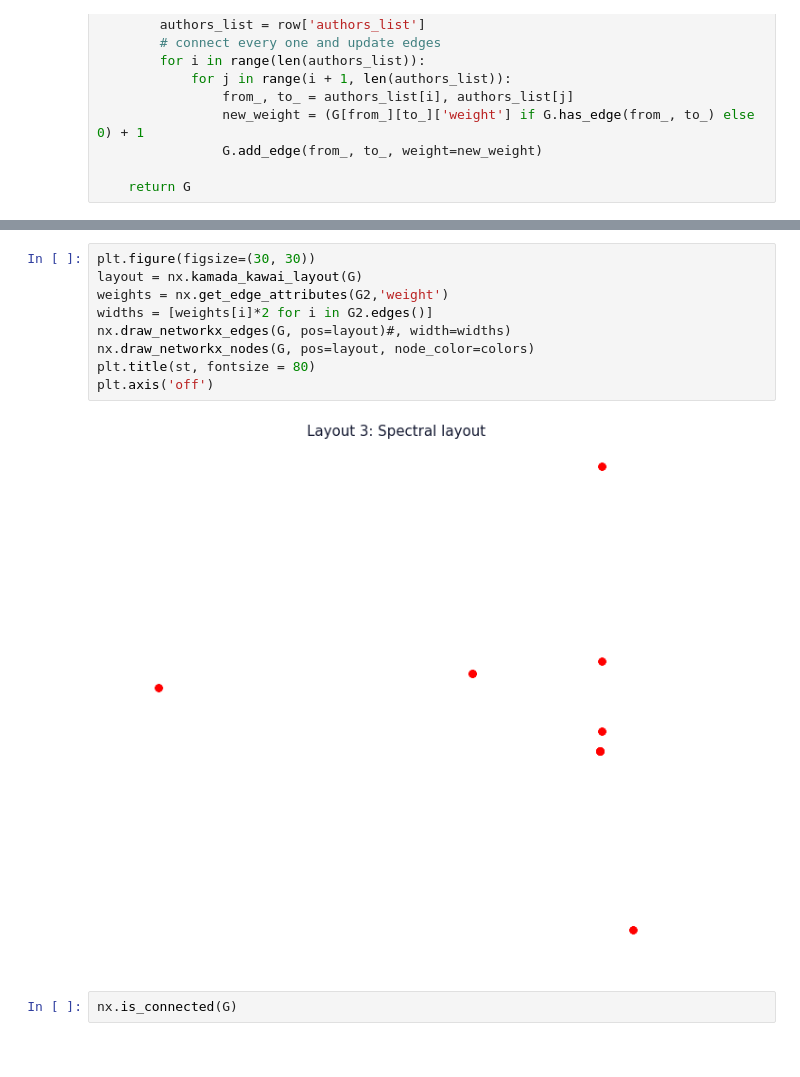
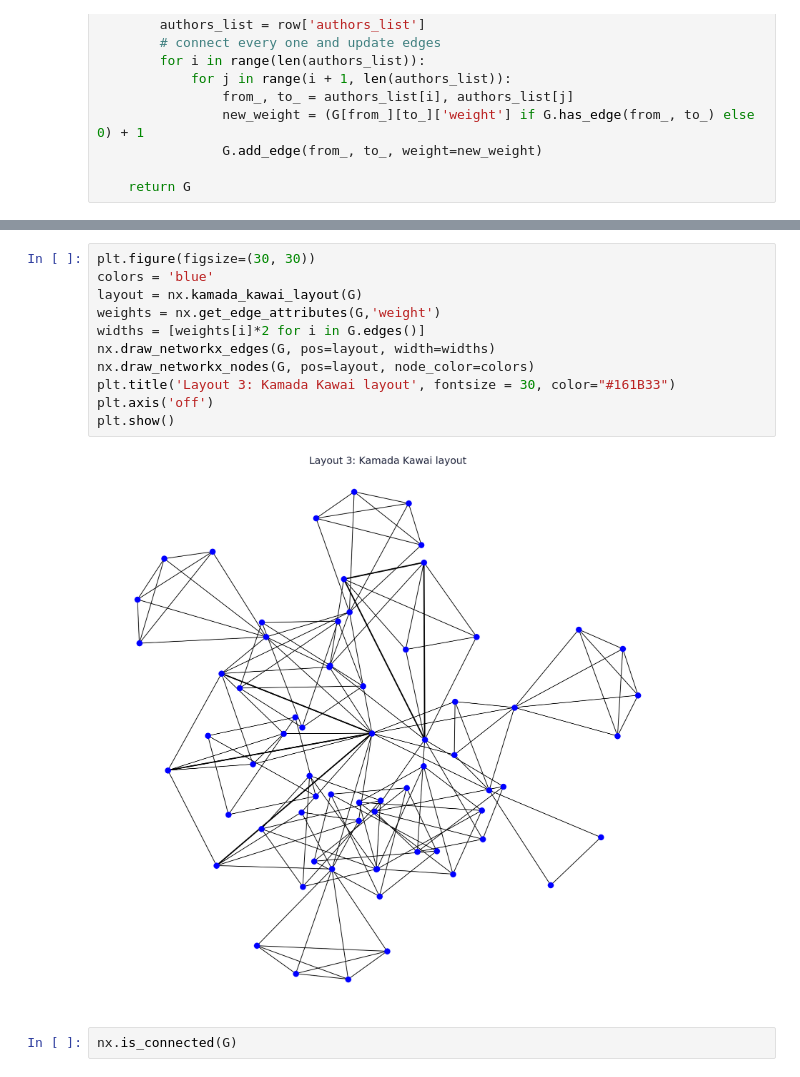
Before and after one commit to Luky1228/Grop_3_Proj, a Jupyter notebook: AGTViz_HW1.ipynb, the cells around one changed output, grey strips where cells are left out. Drawn from its saved outputs; the diff is of its cells as text.

Commit message:
Layout fixed

```diff
--- a/AGTViz_HW1.ipynb
+++ b/AGTViz_HW1.ipynb
@@ -103,14 +101,16 @@ plt.show()
 # %%
 plt.figure(figsize=(30, 30))
+colors = 'blue'
 layout = nx.kamada_kawai_layout(G)
-weights = nx.get_edge_attributes(G2,'weight')
-widths = [weights[i]*2 for i in G2.edges()]
-nx.draw_networkx_edges(G, pos=layout)#, width=widths)
+weights = nx.get_edge_attributes(G,'weight')
+widths = [weights[i]*2 for i in G.edges()]
+nx.draw_networkx_edges(G, pos=layout, width=widths)
 nx.draw_networkx_nodes(G, pos=layout, node_color=colors)
-plt.title(st, fontsize = 80)
+plt.title('Layout 3: Kamada Kawai layout', fontsize = 30, color="#161B33")
 plt.axis('off')
+plt.show()
 # %% [output]
-[figure, old version]
+[figure, new version]
 # %%
 nx.is_connected(G)
 # %% [output]
```
Also changed, not shown: parts of 3 cells of this notebook.
